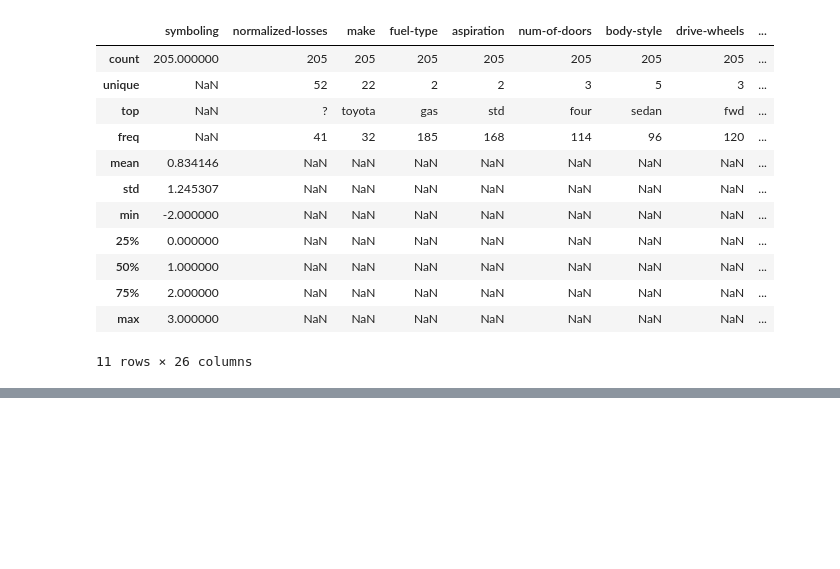
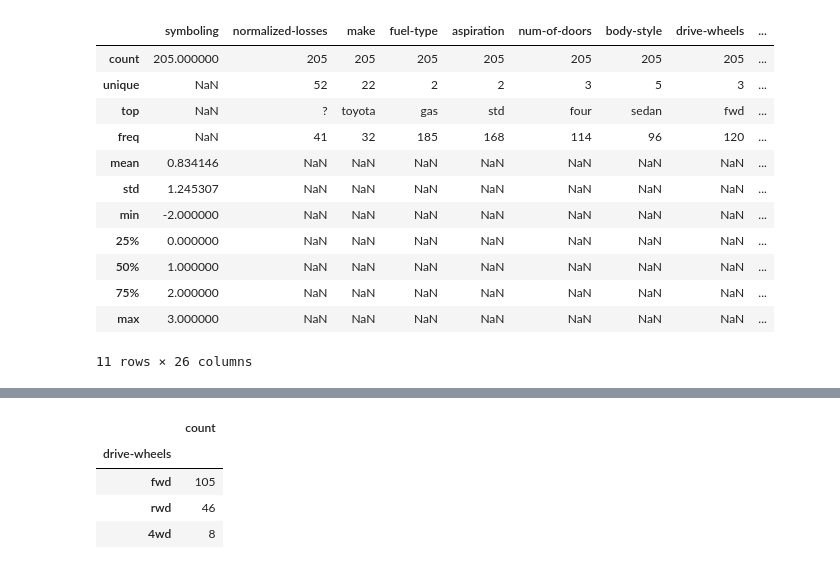
Before and after one commit to Diwakerprashar/EDA-Datasets, a Jupyter notebook: Data_Importing_Cleaning_Autos.ipynb, the cells around one changed output, grey strips where cells are left out. Cells and saved outputs as stored; diff of their text form; code cells hidden in the pictures; blank space fills up the shorter version.

```diff
--- a/Data_Importing_Cleaning_Autos.ipynb
+++ b/Data_Importing_Cleaning_Autos.ipynb
@@ -113,0 +208,10 @@ memory usage: 41.8+ KB
+# %%
+drive_wheel_counts = df["drive-wheels"].value_counts().to_frame()
+drive_wheel_counts.rename(columns={"drive_wheels":"value_counts"},inplace=True)
+drive_wheel_counts
+# %% [output]
+|  | count |
+| drive-wheels |  |
+| fwd | 105 |
+| rwd | 46 |
+| 4wd | 8 |
```
Also changed, not shown: parts of 18 cells of this notebook.
